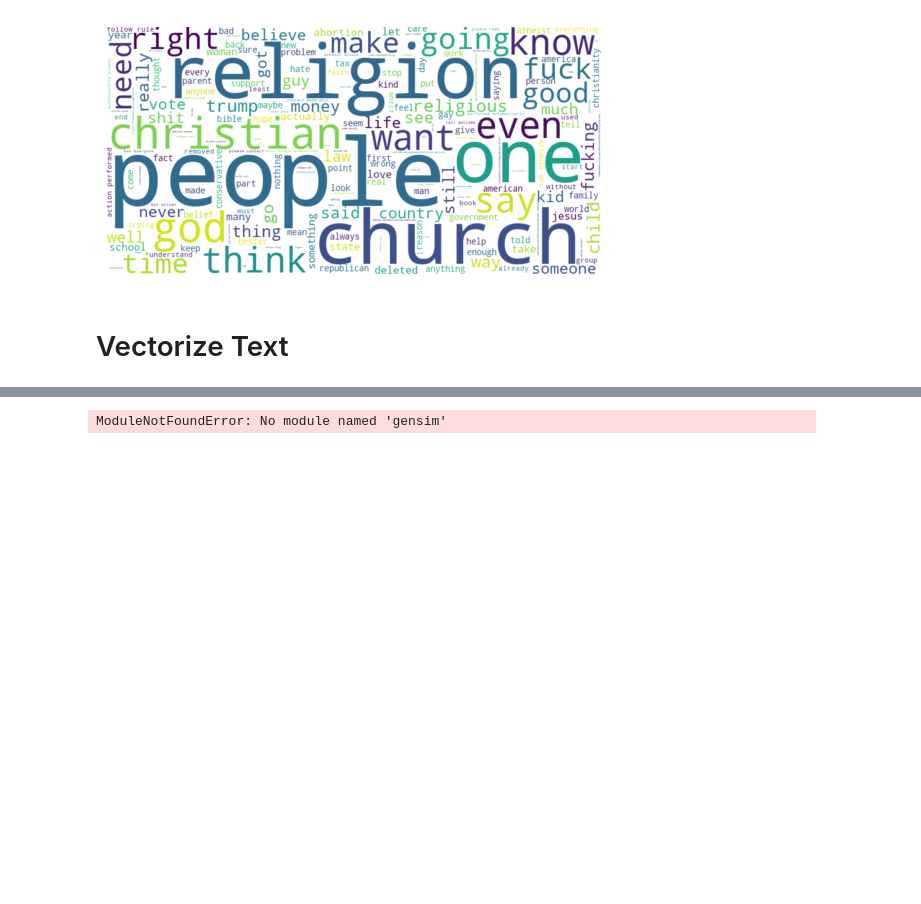
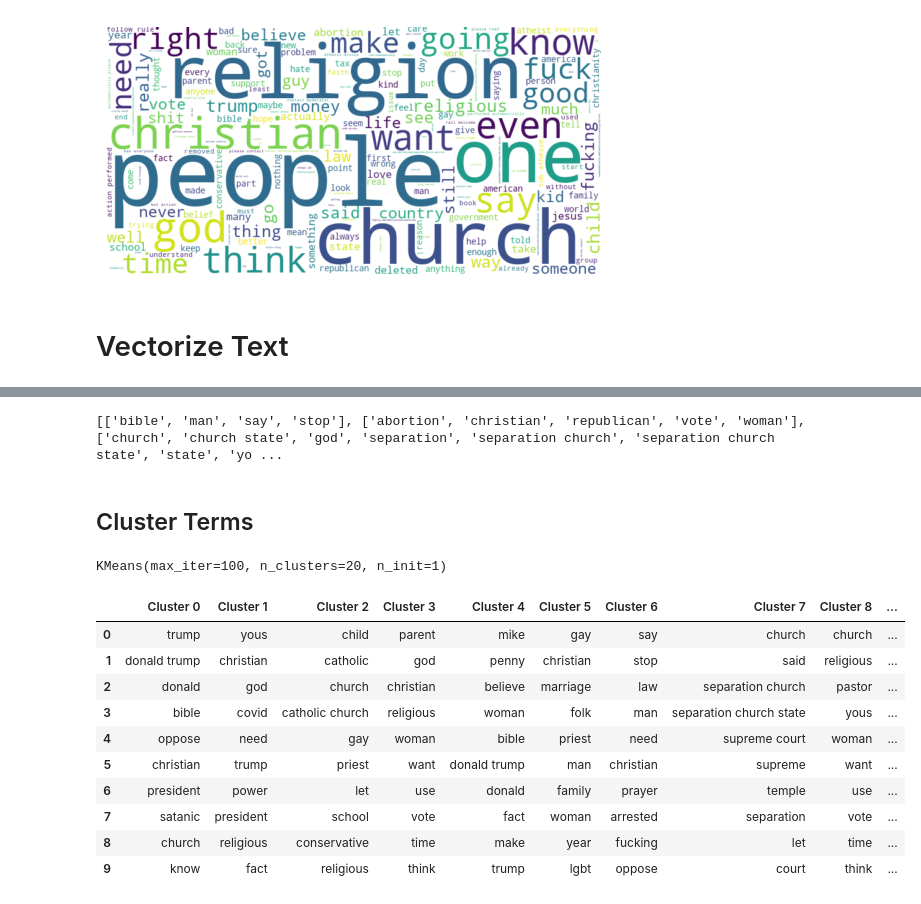
Before and after one commit to xmegan10/Reddit-Atheism-Sentiment-Comment-Prediction, a Jupyter notebook: ath_reddit_proj.ipynb, the cells around one changed output, grey strips where cells are left out. Cells and saved outputs as stored; diff of their text form; code cells hidden in the pictures; blank space fills up the shorter version.

Commit message:
add cluster model

```diff
--- a/ath_reddit_proj.ipynb
+++ b/ath_reddit_proj.ipynb
@@ -244,9 +305,9 @@ plt.show()
 # %%
 vectorizer = TfidfVectorizer(lowercase = True,
                              max_features=100,
-                             max_df = 0.8, #remove words occuring more than x% time in document
+                             max_df = 0.9, #remove words occuring more than x% time in document
                              min_df = 5, #remove words occur less than x times in doc
                              ngram_range = (1,3), #look for one word up to trigrams
                              stop_words= "english")
-X = vectorizer.fit_transform(train_c["comment_body"])
+vectors = vectorizer.fit_transform(posts["post_title"])
 # %%
@@ -273,4 +358,61 @@ yes
 # %%
-from gensim.models import Word2Vec
+dense = vectors.todense()
+denselist = dense.tolist()
+
+all_keywords = []
+
+for description in denselist:
+    x = 0
+    keywords = []
+    for word in description:
+        if word > 0:
+            keywords.append(feature_names[x])
+        x=x+1
+    all_keywords.append(keywords)
+
+print(all_keywords) #the relevant words from tf_idf (value is > 0)
 # %% [output]
-ModuleNotFoundError: No module named 'gensim'
+[['bible', 'man', 'say', 'stop'], ['abortion', 'christian', 'republican', 'vote', 'woman'], ['church', 'church state', 'god', 'separation', 'separation church', 'separation church state', 'state', 'yo ...
+# %% [markdown]
+## Cluster Terms
+# %%
+from sklearn.cluster import KMeans
+
+true_k = 20
+model = KMeans(n_clusters = true_k,
+               init = "k-means++",
+               max_iter = 100,
+               n_init = 1)
+
+model.fit(vectors)
+# %% [output]
+KMeans(max_iter=100, n_clusters=20, n_init=1)
+# %%
+order_centroids = model.cluster_centers_.argsort()[:,::-1]
+terms = vectorizer.get_feature_names_out()
+# %%
+cluster_d = {}
+
+for i in range(true_k):
+    cluster_i = []
+    for ind in order_centroids[i, :10]:
+        cluster_i.append(f"{terms[ind]} ")
+        cluster_d[f"Cluster {i}"] = cluster_i
+    print()
+
+
+cluster_df = pd.DataFrame(cluster_d)
+# %%
+cluster_df
+# %% [output]
+|  | Cluster 0 | Cluster 1 | Cluster 2 | Cluster 3 | Cluster 4 | Cluster 5 | Cluster 6 | Cluster 7 | Cluster 8 | ... |
+| 0 | trump | yous | child | parent | mike | gay | say | church | church | ... |
+| 1 | donald trump | christian | catholic | god | penny | christian | stop | said | religious | ... |
+| 2 | donald | god | church | christian | believe | marriage | law | separation church | pastor | ... |
+| 3 | bible | covid | catholic church | religious | woman | folk | man | separation church state | yous | ... |
+| 4 | oppose | need | gay | woman | bible | priest | need | supreme court | woman | ... |
+| 5 | christian | trump | priest | want | donald trump | man | christian | supreme | want | ... |
+| 6 | president | power | let | use | donald | family | prayer | temple | use | ... |
+| 7 | satanic | president | school | vote | fact | woman | arrested | separation | vote | ... |
+| 8 | church | religious | conservative | time | make | year | fucking | let | time | ... |
+| 9 | know | fact | religious | think | trump | lgbt | oppose | court | think | ... |
```
Also changed, not shown: parts of 9 cells of this notebook.
